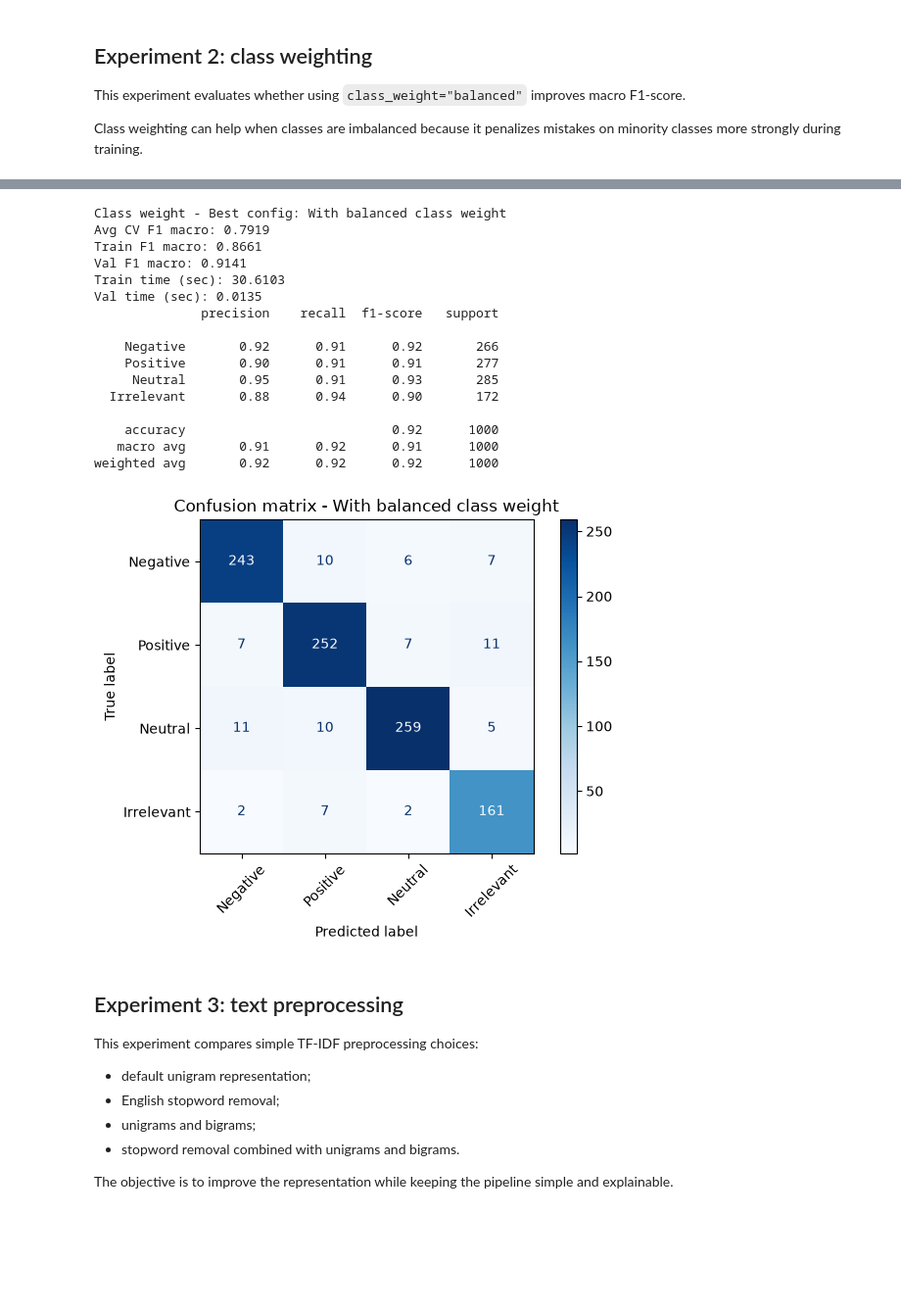
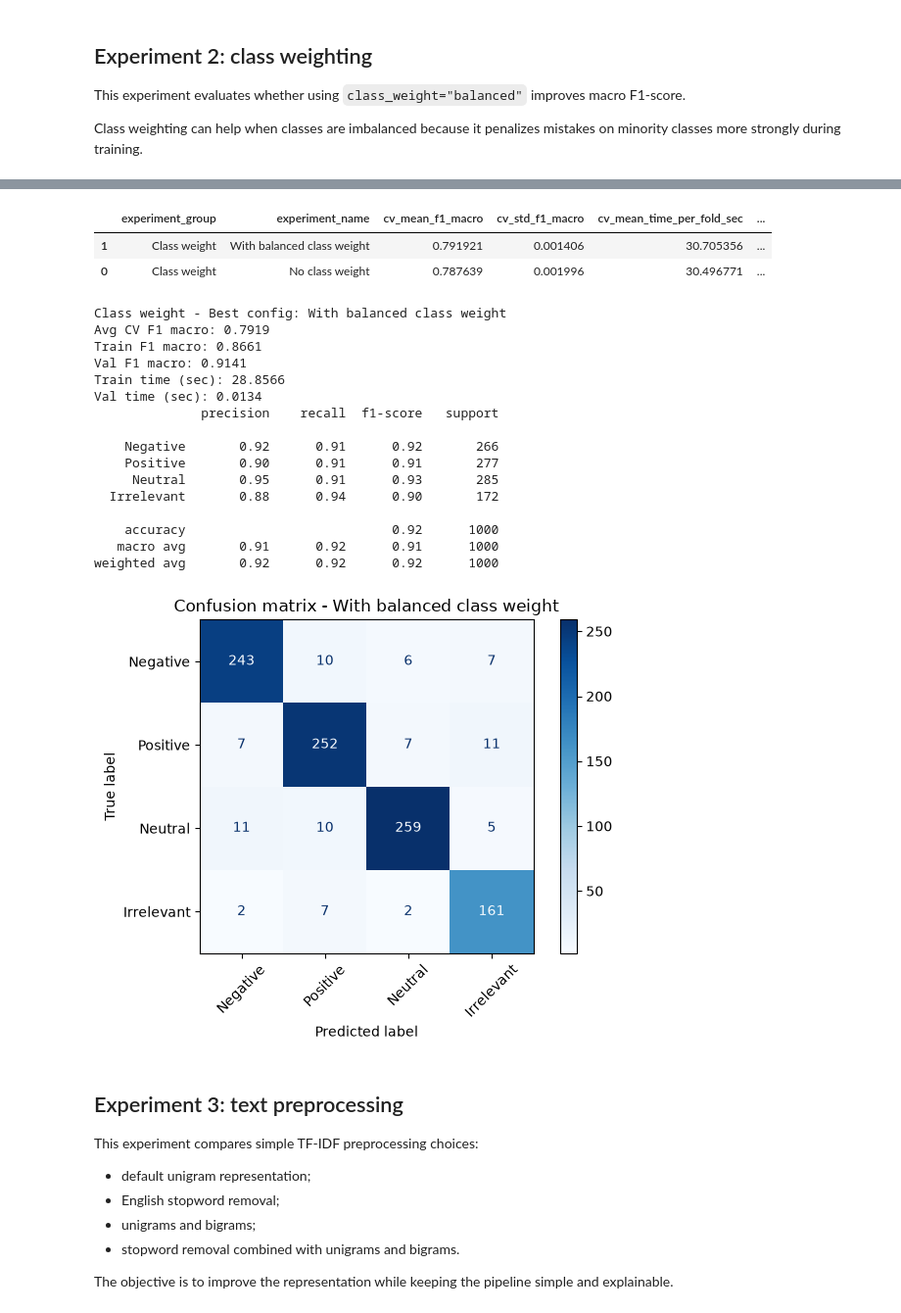
Before and after one commit to ESarah77/Twitter_sentiment_analysis, a Jupyter notebook: notebook/experiments.ipynb, the cells around one changed output, grey strips where cells are left out. Shown at 98% size. Saved outputs shown, nothing was run; the diff lists cells and outputs as text; code cells hidden in the pictures; blank space fills up the shorter version.

```diff
--- a/notebook/experiments.ipynb
+++ b/notebook/experiments.ipynb
@@ -618,10 +383,11 @@ Class weighting can help when classes are imbalanced because it penalizes mistak
 experiments_class_weight = [
     {
         "name": "No class weight",
-        "pipeline": Pipeline([
-            ('tfidf', TfidfVectorizer()),
-            ('clf', LogisticRegression(max_iter=1000, class_weight=None, random_state=SEED,))
-        ]),
+        "pipeline": build_logistic_regression_pipeline(
+            max_iter=1000,
+            class_weight=None,
+            random_state=SEED,
+        ),
         "X_train": X_train,
         "y_train": y_train,
         "X_val": X_val,
@@ -629,10 +395,11 @@ experiments_class_weight = [
     },
     {
         "name": "With balanced class weight",
-        "pipeline": Pipeline([
-            ('tfidf', TfidfVectorizer()),
-            ('clf', LogisticRegression(max_iter=1000, class_weight='balanced', random_state=SEED,))
-        ]),
+        "pipeline": build_logistic_regression_pipeline(
+            max_iter=1000,
+            class_weight="balanced",
+            random_state=SEED,
+        ),
         "X_train": X_train,
         "y_train": y_train,
         "X_val": X_val,
@@ -648,3 +409,20 @@ results_class_weight = apply_cv_on_all_exp(exps=experiments_class_weight, exp_gr
+# %%
+results_class_weight = run_experiments(
+    experiments=experiments_class_weight,
+    exp_group="Class weight",
+    seed=SEED,
+)
+
+display(
+    summarize_experiment_results(results_class_weight).sort_values(
+        by=["cv_mean_f1_macro", "cv_mean_time_per_fold_sec"],
+        ascending=[False, True],
+    )
+)
+# %% [output]
+|  | experiment_group | experiment_name | cv_mean_f1_macro | cv_std_f1_macro | cv_mean_time_per_fold_sec | ... |
+| 1 | Class weight | With balanced class weight | 0.791921 | 0.001406 | 30.705356 | ... |
+| 0 | Class weight | No class weight | 0.787639 | 0.001996 | 30.496771 | ... |
 # %%
 best_result_class_weight = max(
     results_class_weight,
@@ -664,14 +442,14 @@ best_result_class_weight = {
     **final_eval_class_weight,
 }
 # %%
-visualize_results(best_result=best_result_class_weight, y_val=best_result_class_weight["y_val"], label_names=label_names)
+visualize_results(result=best_result_class_weight, y_val=best_result_class_weight["y_val"], label_names=label_names)
 # %% [output]
 Class weight - Best config: With balanced class weight
 Avg CV F1 macro: 0.7919
 Train F1 macro: 0.8661
 Val F1 macro: 0.9141
-Train time (sec): 30.6103
-Val time (sec): 0.0135
+Train time (sec): 28.8566
+Val time (sec): 0.0134
               precision    recall  f1-score   support
 
     Negative       0.92      0.91      0.92       266
```
Also changed, not shown: parts of 39 cells of this notebook, 2 other files.
